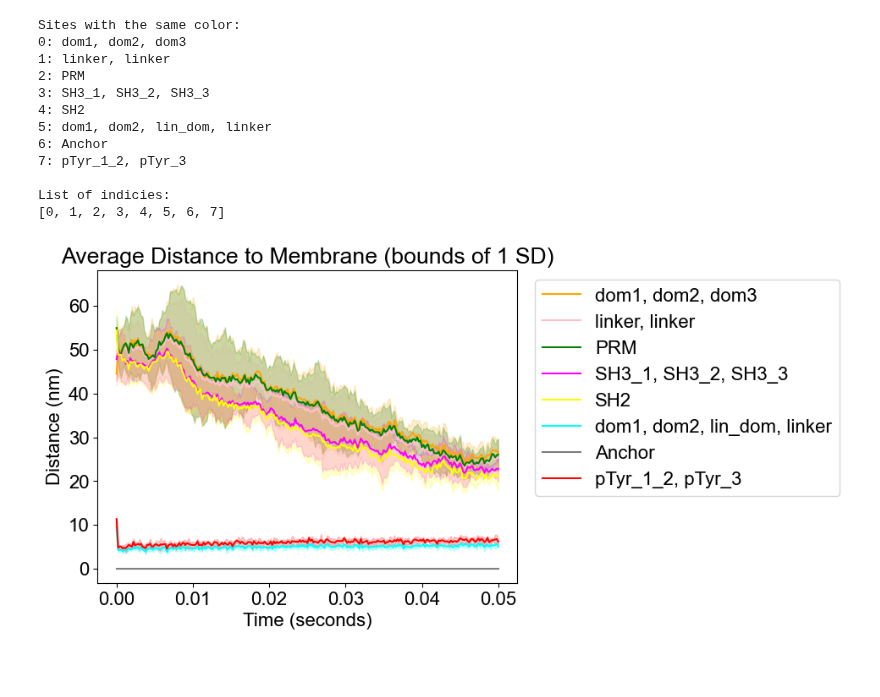
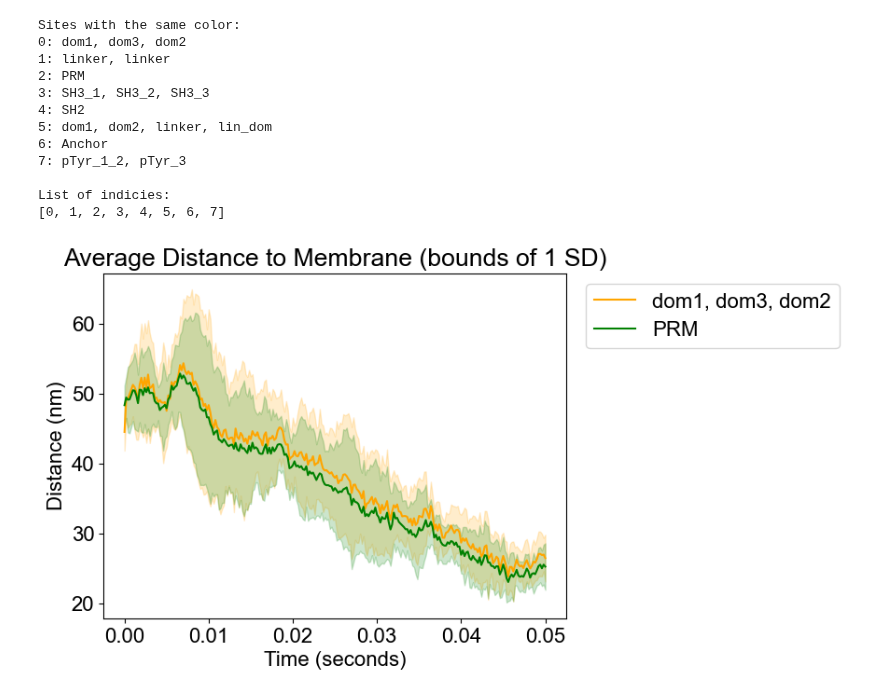
Before and after one commit to MolClustPy/SpringSaLaD-Python-Viz, a Jupyter notebook: test.ipynb, the cells around one changed output. Saved outputs shown, nothing was run; the diff lists cells and outputs as text; code cells hidden in the pictures; blank space fills up the shorter version.

```diff
--- a/test.ipynb
+++ b/test.ipynb
@@ -3,18 +3,18 @@ import os
 from Visualization import *
 search_directory = os.path.join('Examples','Nephrin-Nck-NWasp','Final_version_test_SIMULATIONS', 'Simulation0_SIM_SIMULATIONS')
 # %%
-Average_z_pos.plot(search_directory, indicies=[], verbose=False, legend_right=True, list_options=True, fill=True, mode='color')
+Average_z_pos.plot(search_directory, indicies=[0,2], verbose=False, legend_right=True, list_options=True, fill=True, mode='color')
 # %% [output]
 Sites with the same color:
-0: dom1, dom2, dom3
+0: dom1, dom3, dom2
 1: linker, linker
 2: PRM
 3: SH3_1, SH3_2, SH3_3
 4: SH2
-5: dom1, dom2, lin_dom, linker
+5: dom1, dom2, linker, lin_dom
 6: Anchor
 7: pTyr_1_2, pTyr_3
 
 List of indicies:
 [0, 1, 2, 3, 4, 5, 6, 7]
-[figure, old version]
+[figure, new version]
```
Also changed, not shown: parts of 2 cells of this notebook, 14 other files.
